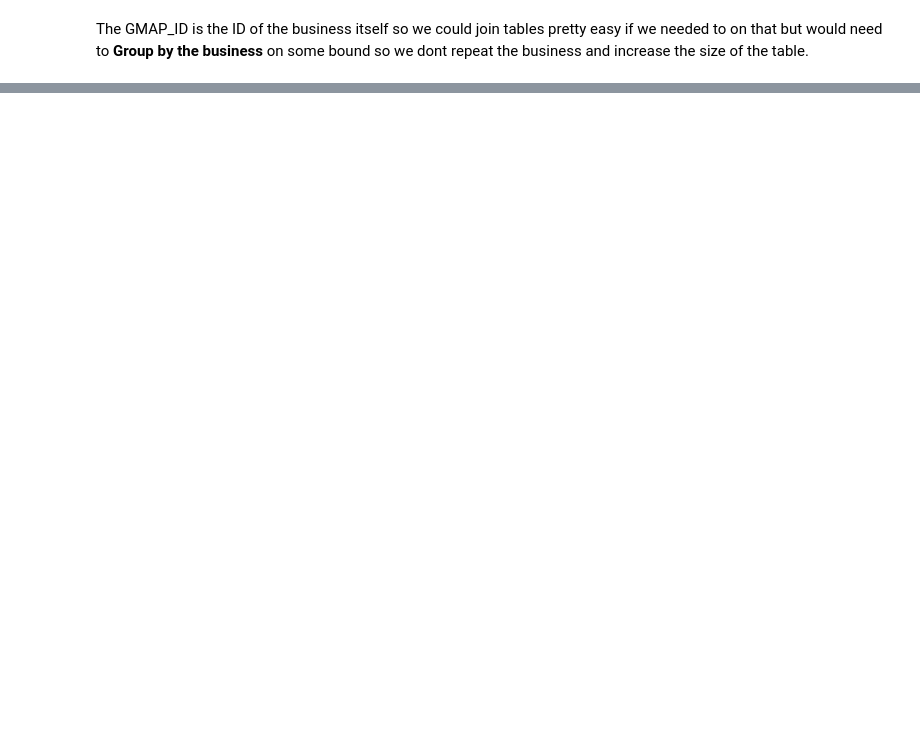
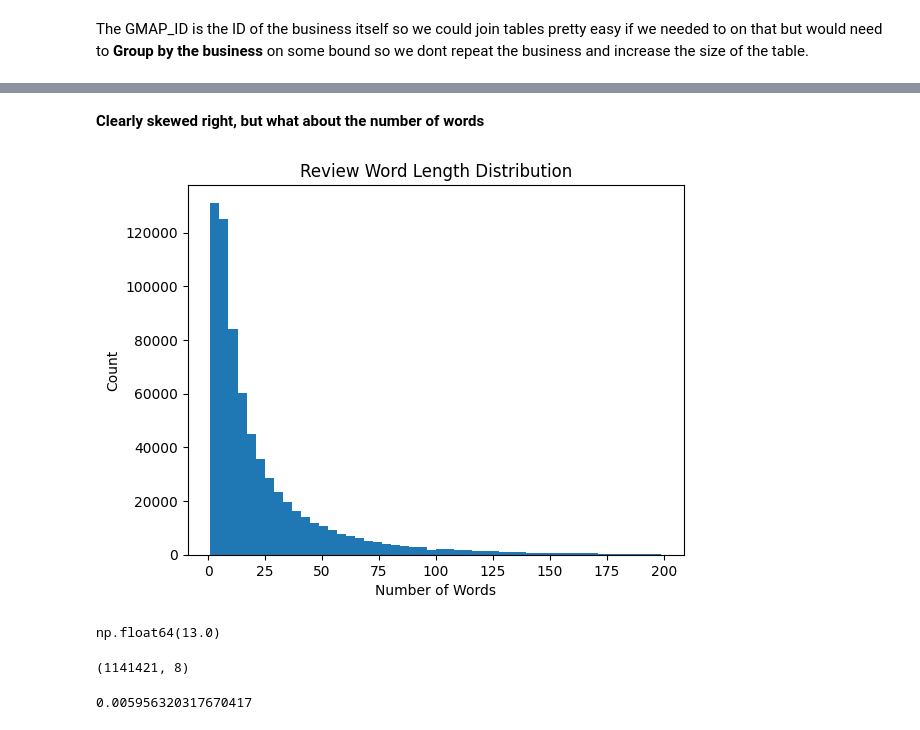
Before and after one commit to Dhrutube/DS3-LocalLens, a Jupyter notebook: Karsten_first_eda.ipynb, the cells around one changed output, grey strips where cells are left out. Drawn from its saved outputs; the diff is of its cells as text; code cells hidden in the pictures; blank space fills up the shorter version.

```diff
--- a/Karsten_first_eda.ipynb
+++ b/Karsten_first_eda.ipynb
@@ -69,0 +109,19 @@ Did the state column load in properly?
+# %% [markdown]
+**Clearly skewed right, but what about the number of words**
+# %%
+number_of_words = wyoming_reviews['text'].apply(lambda x: len(x.split()) if isinstance(x, str) and len(x.split()) < 200 else None)
+number_of_words.plot(kind='hist', bins=50, title='Review Word Length Distribution', xlabel='Number of Words', ylabel='Count');
+# %% [output]
+[figure, added]
+# %%
+np.percentile(number_of_words.dropna(), 50)
+# %% [output]
+np.float64(13.0)
+# %%
+wyoming_reviews.shape
+# %% [output]
+(1141421, 8)
+# %%
+(wyoming_metadata['gmap_id'].dropna().shape[0] - wyoming_metadata['gmap_id'].dropna().unique().shape[0]) /wyoming_metadata.shape[0]
+# %% [output]
+0.005956320317670417
```
Also changed, not shown: parts of 23 cells of this notebook, 1 other file.
